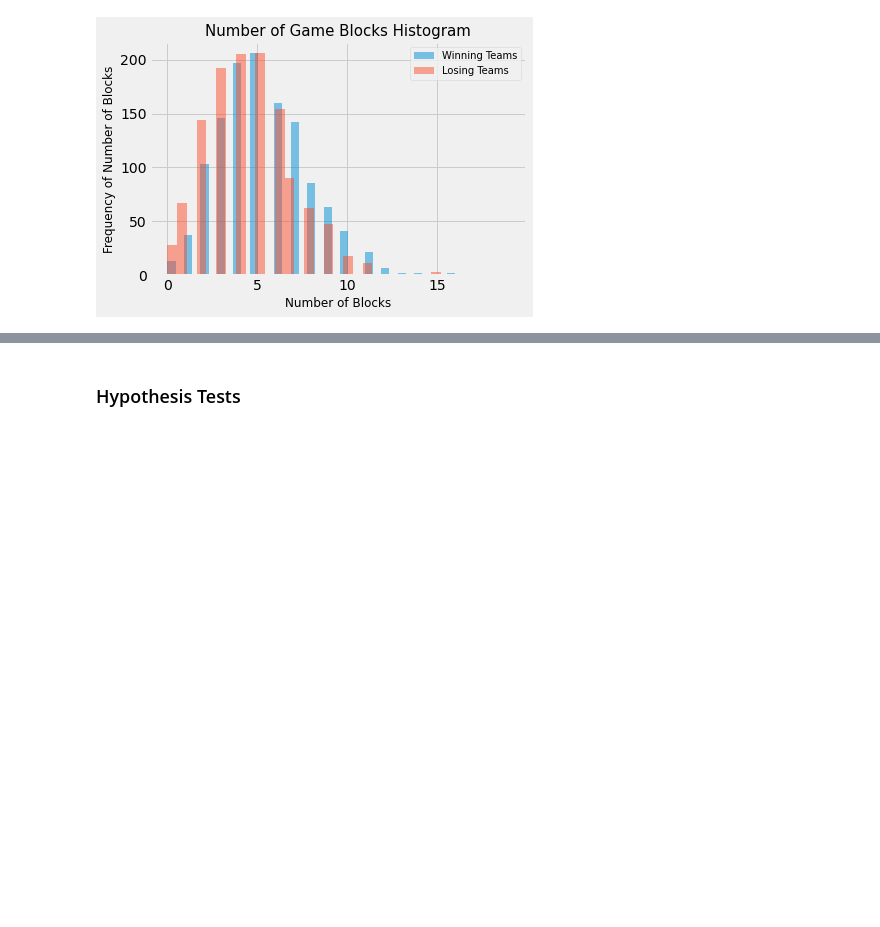
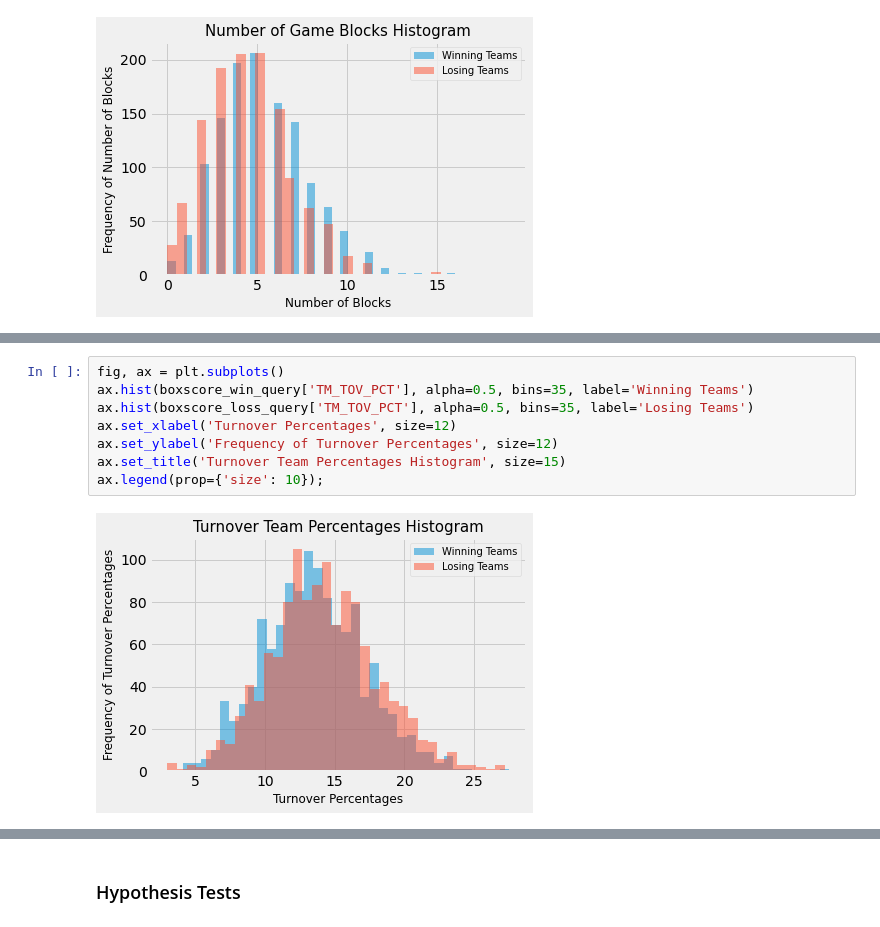
Before and after one commit to alicetsai1020/Off_v_Def_Play, a Jupyter notebook: draft.ipynb, the cells around one changed output, grey strips where cells are left out. Drawn from its saved outputs; the diff is of its cells as text; blank space fills up the shorter version.

```diff
--- a/draft.ipynb
+++ b/draft.ipynb
@@ -372,0 +383,10 @@ ax.legend(prop={'size': 10});
+# %%
+fig, ax = plt.subplots()
+ax.hist(boxscore_win_query['TM_TOV_PCT'], alpha=0.5, bins=35, label='Winning Teams')
+ax.hist(boxscore_loss_query['TM_TOV_PCT'], alpha=0.5, bins=35, label='Losing Teams')
+ax.set_xlabel('Turnover Percentages', size=12)
+ax.set_ylabel('Frequency of Turnover Percentages', size=12)
+ax.set_title('Turnover Team Percentages Histogram', size=15)
+ax.legend(prop={'size': 10});
+# %% [output]
+[figure, added]
```
Also changed, not shown: parts of 17 cells of this notebook.
